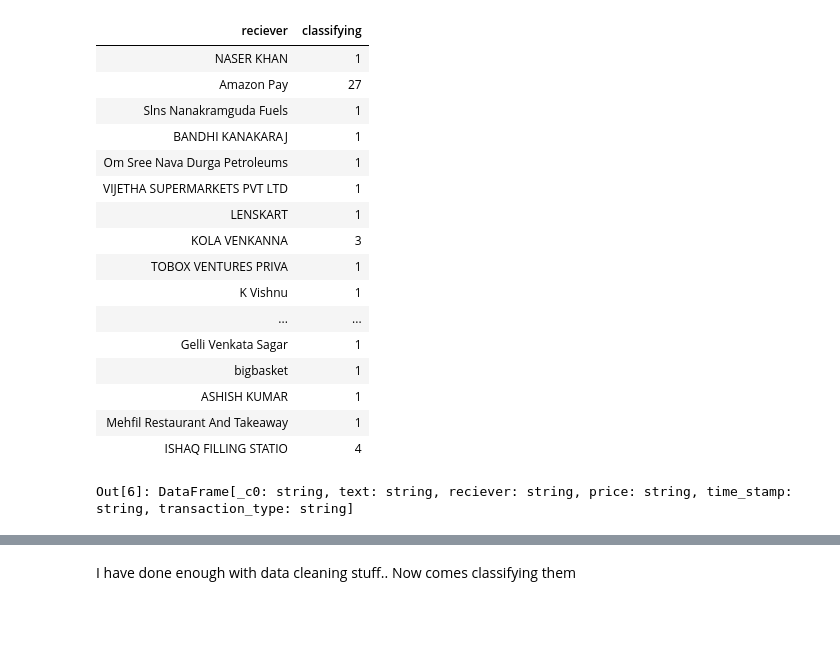
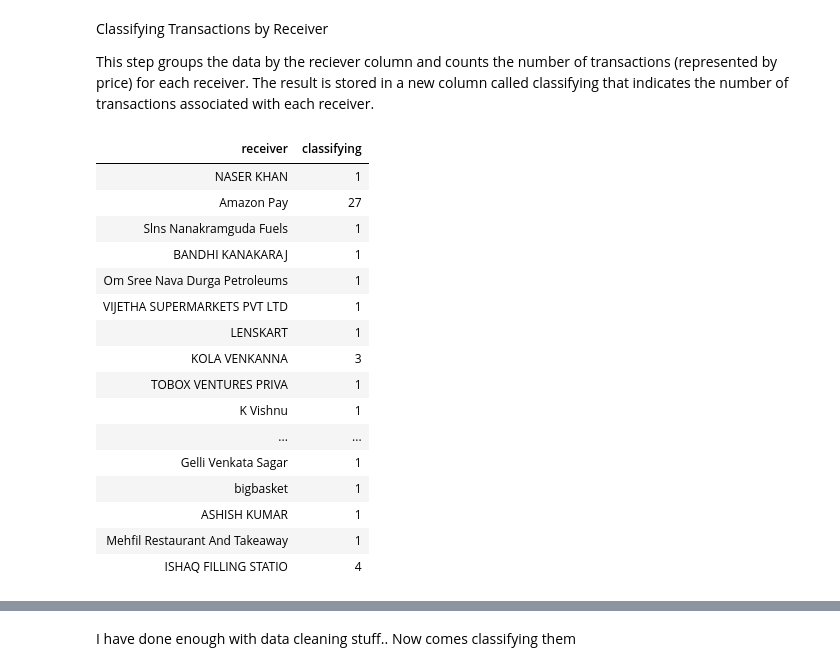
Before and after one commit to KOAwesome/Gpay-Spending-Statement-Analysis, a Jupyter notebook: Gpay Statement analysis.ipynb, the cells around one changed output, grey strips where cells are left out. Drawn from its saved outputs; the diff is of its cells as text; code cells hidden in the pictures; blank space fills up the shorter version.

```diff
--- a/Gpay Statement analysis.ipynb
+++ b/Gpay Statement analysis.ipynb
@@ -76,0 +100,2 @@ display(df)
+# %%
+df = df.withColumn('receiver', F.regexp_extract('text', r'to\s(.+?)\susing', 1))
@@ -76,0 +106,3 @@ display(df)
+# %%
+df = df.withColumn('price', F.regexp_extract('text', r'₹(\d+\.\d{2})', 1))
+df = df.withColumn("price", F.col("price").cast("double"))
@@ -76,0 +123,36 @@ display(df)
+# %%
+from datetime import datetime
+
+df = df.withColumn(
+    'time_stamp',
+    F.regexp_extract(
+        'text', r'\w{3} \d{1,2}, \d{4}, \d{1,2}:\d{2}:\d{2}.{3}', 0)
+)
+
+# Custom function to convert date format
+def convert_date_format(date_str):
+    try:
+        # Convert from "MMM dd, yyyy, h:mm:ss a" to datetime object
+        date_obj = datetime.strptime(date_str, "%b %d, %Y, %I:%M:%S %p")
+        # Convert to desired format "dd-MM-yy HH:mm:ss"
+        return date_obj.strftime("%d-%m-%y %H:%M:%S")
+    except Exception as e:
+        return None
+
+# Register the UDF
+convert_date_udf = F.udf(convert_date_format, T.StringType())
+
+# Sample DataFrame with the original timestamp
+# data = [("Jan 25, 2025, 7:07:50 PM",), ("Feb 14, 2024, 11:30:45 AM",)]
+# pdf = spark.createDataFrame(data, ["time_stamp"])
+
+# Apply the UDF to convert the timestamp
+df = df.withColumn("time_stamp", convert_date_udf(F.col("time_stamp")))
+
+df = df.withColumn(
+    "time_stamp",
+    F.to_timestamp(F.col("time_stamp"), "dd-MM-yy HH:mm:ss")
+)
+
+# Show the DataFrame with the converted timestamp
+df.display()
@@ -77,7 +177,11 @@ display(df)
+# %% [markdown]
+Classifying Transactions by Receiver
+
+This step groups the data by the reciever column and counts the number of transactions (represented by price) for each receiver. The result is stored in a new column called classifying that indicates the number of transactions associated with each receiver.
 # %%
-df.groupBy('reciever').agg(F.count('price').alias('classifying')).display()
+df.groupBy('receiver').agg(F.count('price').alias('classifying')).display()
 # %% [output]
-| reciever | classifying |
+| receiver | classifying |
 | NASER KHAN | 1 |
 | Amazon Pay | 27 |
 | Slns Nanakramguda Fuels | 1 |
@@ -94,8 +198,3 @@ df.groupBy('reciever').agg(F.count('price').alias('classifying')).display()
 | ASHISH KUMAR | 1 |
 | Mehfil Restaurant And Takeaway | 1 |
 | ISHAQ FILLING STATIO | 4 |
-# %%
-# tried to remove unicode characters
-df.withColumn("text", F.regexp_replace(F.col("text"), r'\s+', ' '))
-# %% [output]
-Out[6]: DataFrame[_c0: string, text: string, reciever: string, price: string, time_stamp: string, transaction_type: string]
```
Also changed, not shown: parts of 30 cells of this notebook.
